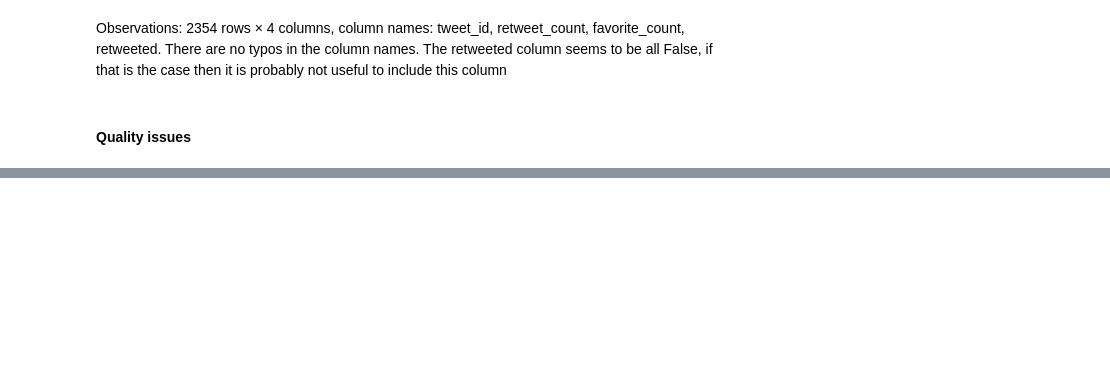
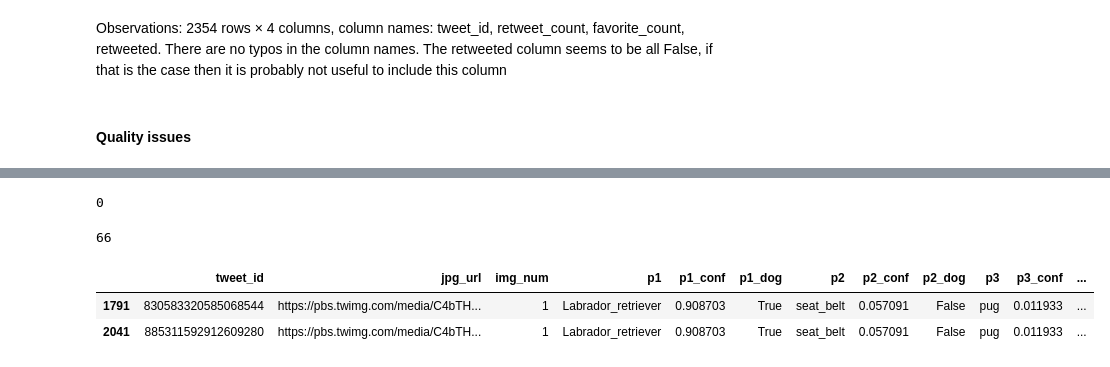
Before and after one commit to Oliver180/Data-wragling-Project---Twitter-analysis, a Jupyter notebook: wrangle_act.ipynb, the cells around one changed output, grey strips where cells are left out. Drawn from its saved outputs; the diff is of its cells as text; code cells hidden in the pictures; blank space fills up the shorter version.

```diff
--- a/wrangle_act.ipynb
+++ b/wrangle_act.ipynb
@@ -214,0 +364,17 @@ Observations: 2354 rows × 4 columns, column names: tweet_id, retweet_count, fav
+# %%
+#check for duplicate tweet id - zero
+sum(df_image_prediction.tweet_id .duplicated())
+# %% [output]
+0
+# %%
+#check for duplicate image url -66 instances
+sum(df_image_prediction.jpg_url.duplicated())
+# %% [output]
+66
+# %%
+#example of duplicated image url with same precition
+df_image_prediction.query('jpg_url == "https://pbs.twimg.com/media/C4bTH6nWMAAX_bJ.jpg"')
+# %% [output]
+|  | tweet_id | jpg_url | img_num | p1 | p1_conf | p1_dog | p2 | p2_conf | p2_dog | p3 | p3_conf | ... |
+| 1791 | 830583320585068544 | https://pbs.twimg.com/media/C4bTH... | 1 | Labrador_retriever | 0.908703 | True | seat_belt | 0.057091 | False | pug | 0.011933 | ... |
+| 2041 | 885311592912609280 | https://pbs.twimg.com/media/C4bTH... | 1 | Labrador_retriever | 0.908703 | True | seat_belt | 0.057091 | False | pug | 0.011933 | ... |
```
Also changed, not shown: parts of 26 cells of this notebook.
